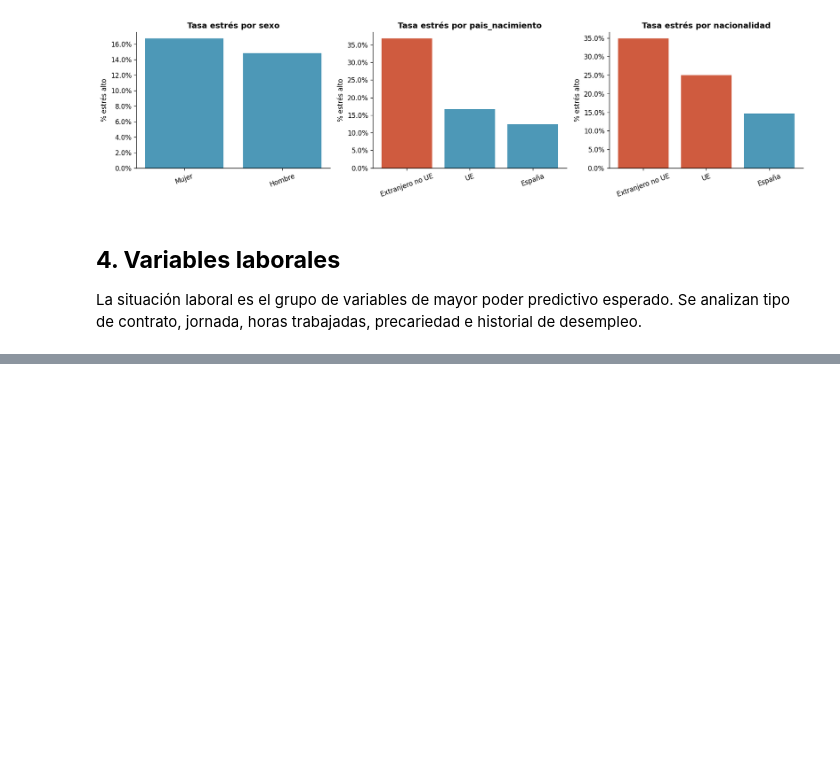
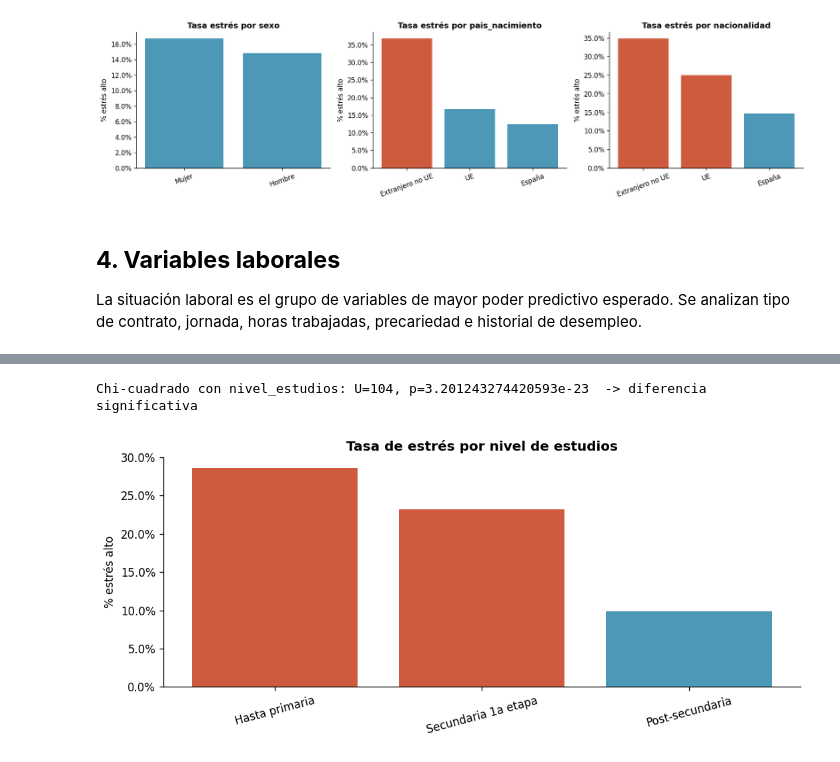
Before and after one commit to somm14/tfm_project, a Jupyter notebook: src/notebooks/01_eda.ipynb, the cells around one changed output, grey strips where cells are left out. Drawn from its saved outputs; the diff is of its cells as text; code cells hidden in the pictures; blank space fills up the shorter version.

```diff
--- a/src/notebooks/01_eda.ipynb
+++ b/src/notebooks/01_eda.ipynb
@@ -636,0 +192,6 @@ A completar con los resultados reales tras ejecutar el notebook. Plantilla de ha
+# %%
+# Nivel de estudios
+estudios_vs_target(train, features_stad)
+# %% [output]
+Chi-cuadrado con nivel_estudios: U=104, p=3.201243274420593e-23  -> diferencia significativa
+[figure, added]
```
Also changed, not shown: parts of 67 cells of this notebook, 1 other file.
